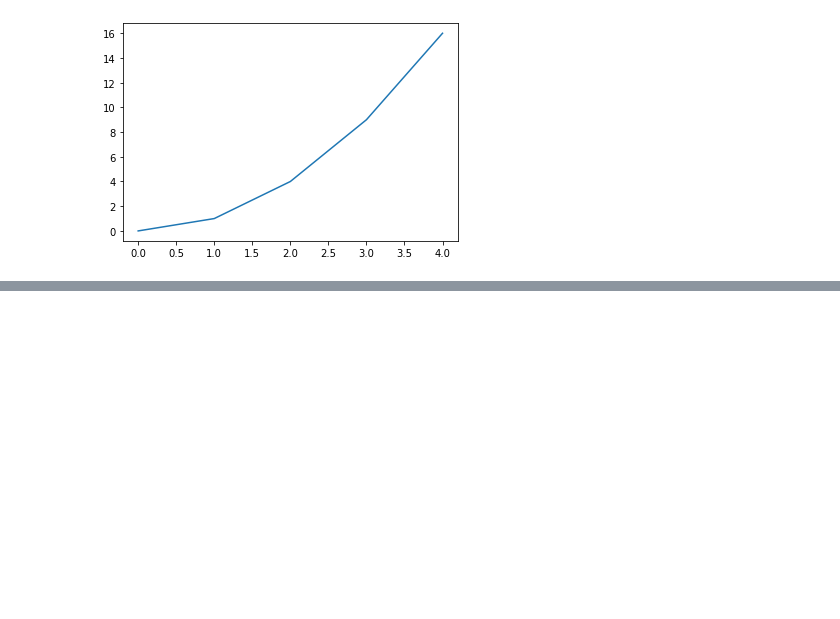
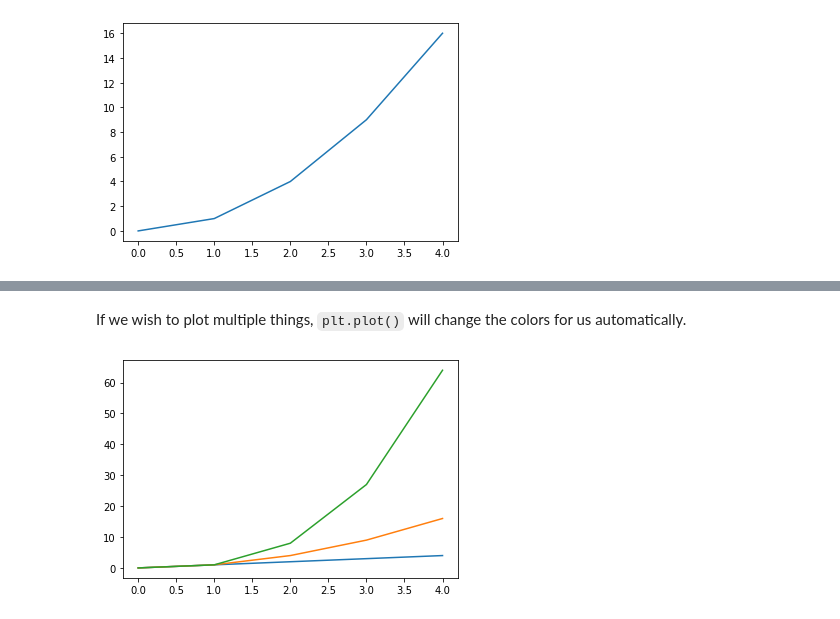
Before and after one commit to psychdatascience/FDS-CourseOne, a Jupyter notebook: tutorial015.ipynb, the cells around one changed output, grey strips where cells are left out. Cells and saved outputs as stored; diff of their text form; code cells hidden in the pictures; blank space fills up the shorter version.

```diff
--- a/tutorial015.ipynb
+++ b/tutorial015.ipynb
@@ -33,0 +66,15 @@ TypeError: unsupported operand type(s) for ** or pow(): 'list' and 'int'
+# %% [markdown]
+If we wish to plot multiple things, `plt.plot()` will change the colors for us automatically.
+# %%
+import numpy as np # so we can make different y data more easily
+
+my_x = np.array([0, 1, 2, 3, 4])
+y_lin = my_x
+y_quad = my_x**2  # ** is Python for exponentiation
+y_cube = my_x**3
+
+plt.plot(my_x, y_lin);
+plt.plot(my_x, y_quad);
+plt.plot(my_x, y_cube);
+# %% [output]
+[figure, added]
```
Also changed, not shown: parts of 16 cells of this notebook.
